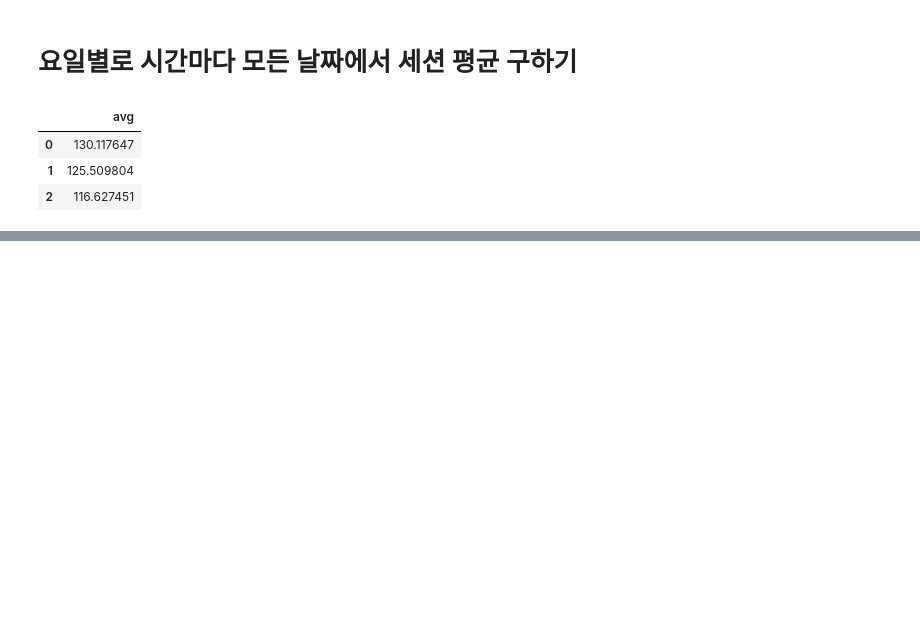
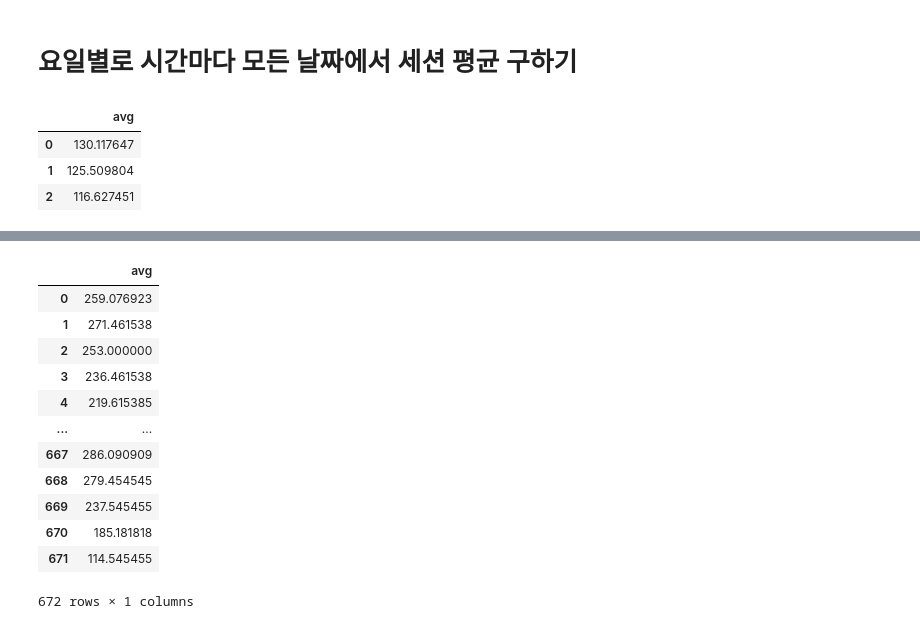
Before and after one commit to leeEunJooo/NetworkAssociation, a Jupyter notebook: 데이터 주기성.ipynb, the cells around one changed output, grey strips where cells are left out. Cells and saved outputs as stored; diff of their text form; code cells hidden in the pictures; blank space fills up the shorter version.

```diff
--- a/데이터 주기성.ipynb
+++ b/데이터 주기성.ipynb
@@ -184,0 +295,16 @@ plt.grid()
+# %%
+total_month
+# %% [output]
+|  | avg |
+| 0 | 259.076923 |
+| 1 | 271.461538 |
+| 2 | 253.000000 |
+| 3 | 236.461538 |
+| 4 | 219.615385 |
+| ... | ... |
+| 667 | 286.090909 |
+| 668 | 279.454545 |
+| 669 | 237.545455 |
+| 670 | 185.181818 |
+| 671 | 114.545455 |
+672 rows × 1 columns
```
Also changed, not shown: parts of 23 cells of this notebook.
